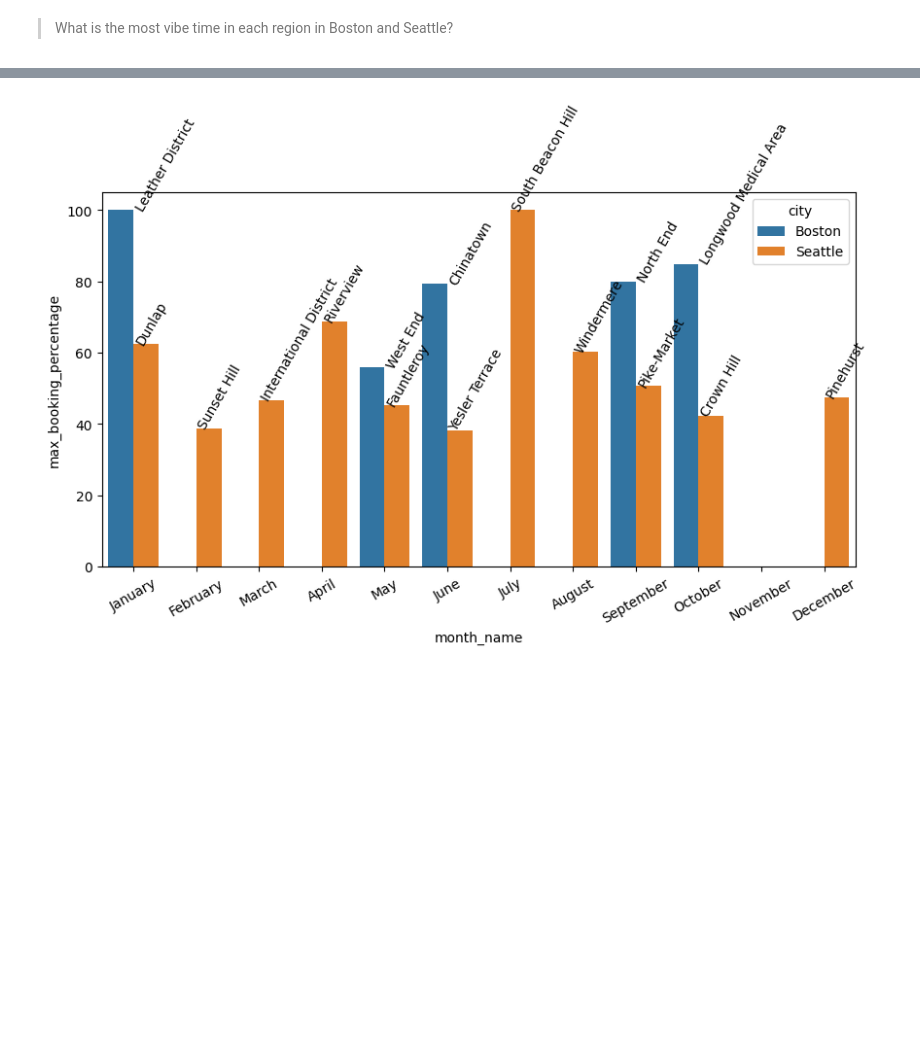
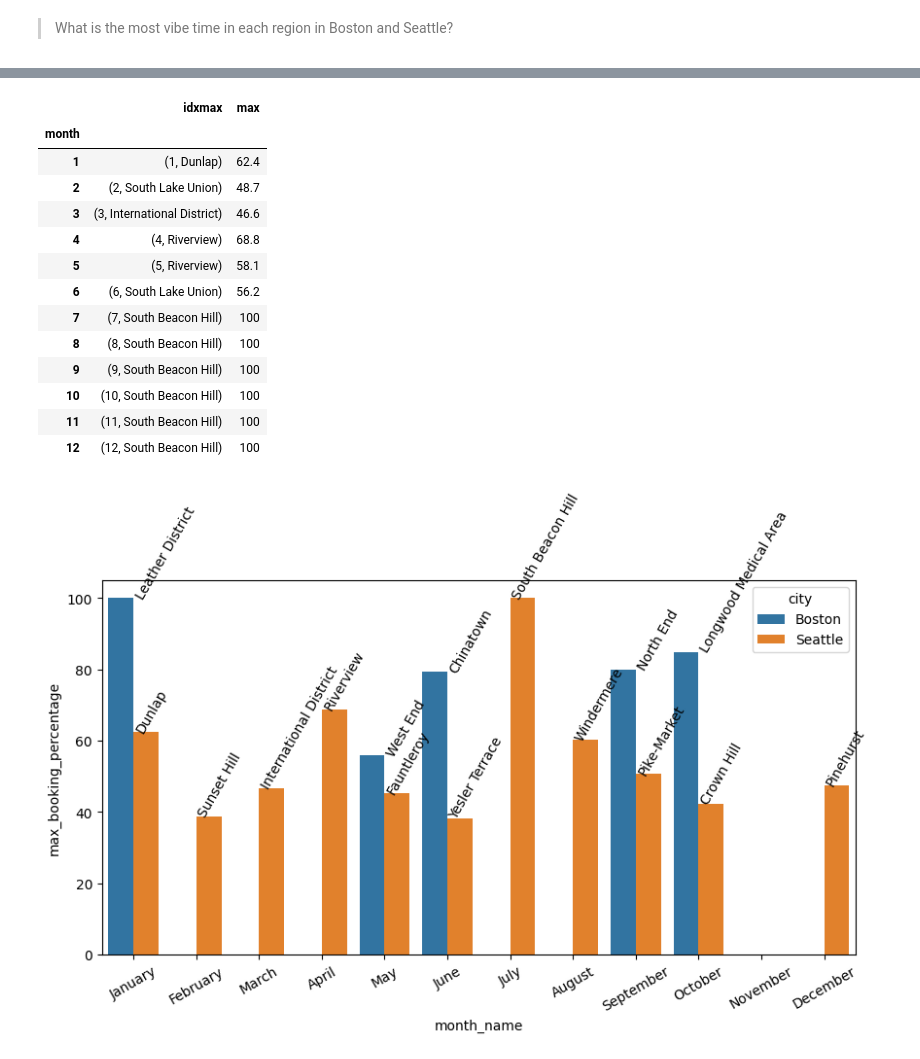
Before and after one commit to GinnCheng/Proj-Kaggle-Airbnb, a Jupyter notebook: main_script.ipynb, the cells around one changed output, grey strips where cells are left out. Saved outputs shown, nothing was run; the diff lists cells and outputs as text; code cells hidden in the pictures; blank space fills up the shorter version.

```diff
--- a/main_script.ipynb
+++ b/main_script.ipynb
@@ -257,3 +281,20 @@ plt.show()
+# %%
+book_sa_pct
+# %% [output]
+|  | idxmax | max |
+| month |  |  |
+| 1 | (1, Dunlap) | 62.4 |
+| 2 | (2, South Lake Union) | 48.7 |
+| 3 | (3, International District) | 46.6 |
+| 4 | (4, Riverview) | 68.8 |
+| 5 | (5, Riverview) | 58.1 |
+| 6 | (6, South Lake Union) | 56.2 |
+| 7 | (7, South Beacon Hill) | 100 |
+| 8 | (8, South Beacon Hill) | 100 |
+| 9 | (9, South Beacon Hill) | 100 |
+| 10 | (10, South Beacon Hill) | 100 |
+| 11 | (11, South Beacon Hill) | 100 |
+| 12 | (12, South Beacon Hill) | 100 |
 # %%
 # create a dataframe for the maximum percentage of bookings
 book_pct = df.groupby(by=['city','neighbourhood_cleansed','month_name','month']).booked.sum()/df.groupby(by=['city','neighbourhood_cleansed','month_name','month']).booked.count()*100
```
Also changed, not shown: parts of 3 cells of this notebook.
